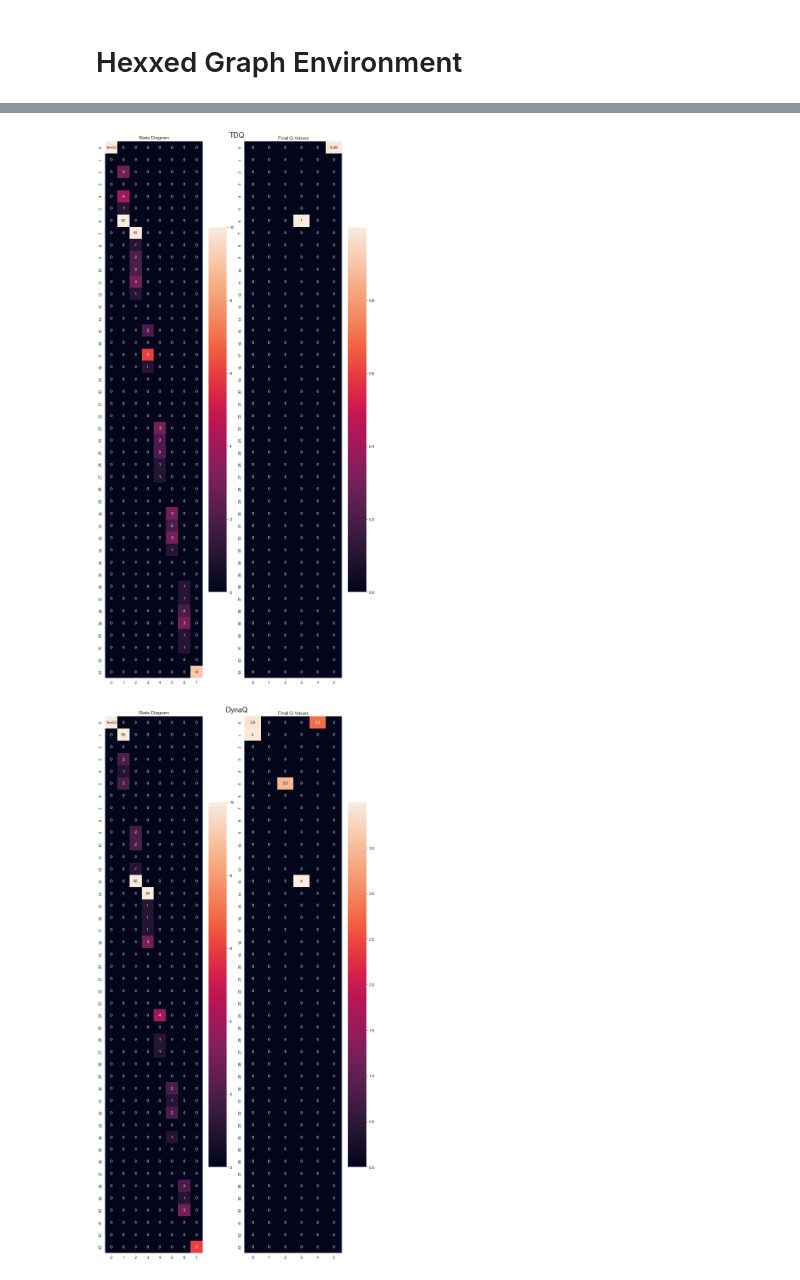
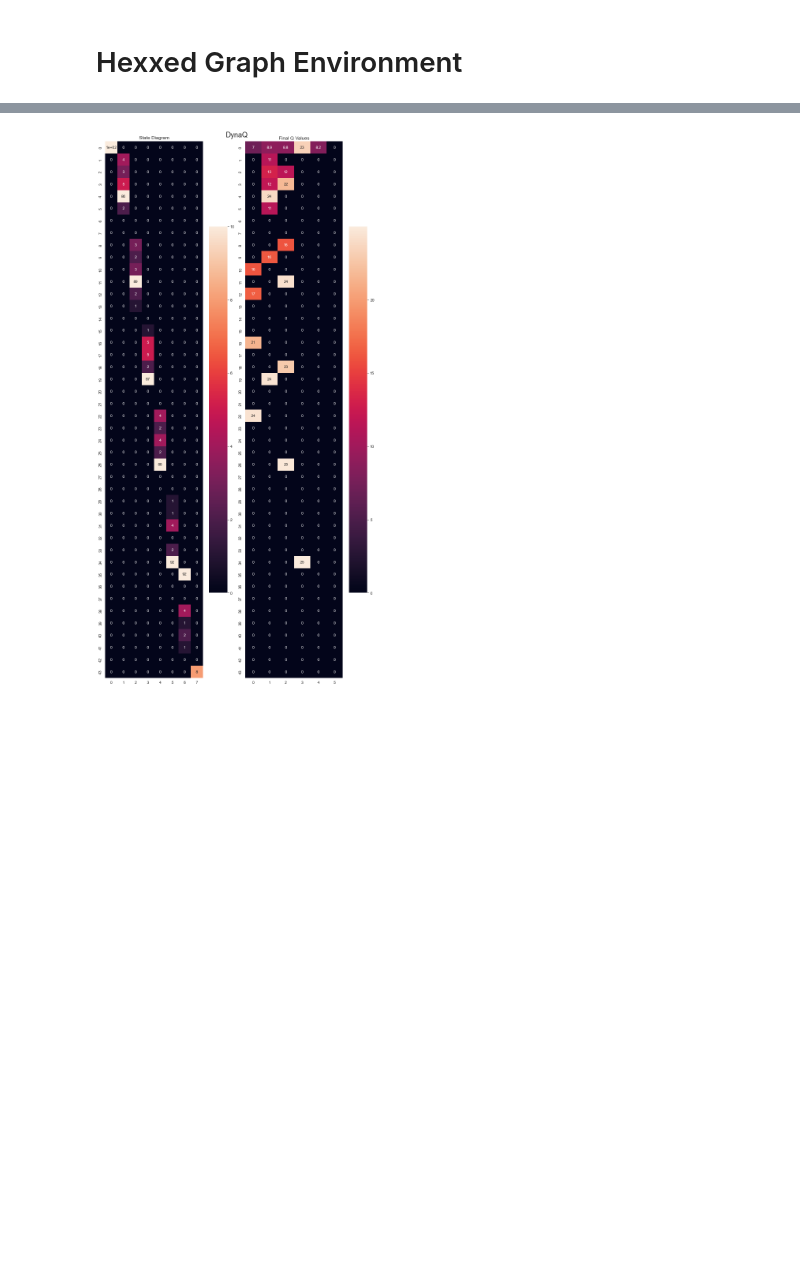
Before and after one commit to rjaa2020/hexxed-neuro-nav, a Jupyter notebook: notebooks/hexxed_graph.ipynb, the cells around one changed output, grey strips where cells are left out. Drawn from its saved outputs; the diff is of its cells as text; code cells hidden in the pictures; blank space fills up the shorter version.

```diff
--- a/notebooks/hexxed_graph.ipynb
+++ b/notebooks/hexxed_graph.ipynb
@@ -45,19 +47,20 @@ TITLESIZE = 28
 AXISSIZE = 20
 NUM_EPS = 100
 MAX_STEPS = 8
-VERSION = 2
+VERSION = 1
+SAVE_FIG = False
 
 env = GraphEnv(GraphTemplate.hexxed,
                obs_type=GraphObservation.index)
 obs = env.reset()
-# fig, axs = plt.subplots(nrows=NUM_EPS,
-# 						ncols=2,
-# 						sharey=True,
-# 						figsize=(2 * NUM_EPS, 10 * NUM_EPS))
 
-agents = {"TDQ"  : TDQ(env.state_size, env.action_space.n),
-		  "DynaQ": DynaQ(env.state_size, env.action_space.n),
-          "SARSA": SARSA(env.state_size, env.action_space.n)}
+agents = {
+	# "TDQ": TDQ(env.state_size, env.action_space.n, epsilon=0.5),
+	"DynaQ": DynaQ(env.state_size, env.action_space.n, epsilon=0.2),
+	# "SARSA": SARSA(env.state_size, env.action_space.n)
+}
+
+learning_curves = defaultdict(list)
 
 for agent_name in agents.keys():
 
@@ -65,37 +68,18 @@ for agent_name in agents.keys():
 	state_diagram = np.zeros((env.state_size, MAX_STEPS))
 
 	for i in range(NUM_EPS):
-		print(f"{agent_name} Episode {i}")
+		print(f"{agent_name} Episode {i} ==> {float(i) / NUM_EPS:.02%} complete")
 		agent, steps, ep_return, moves = run_episode(env=env,
-													 agent=agent,
-													 max_steps=MAX_STEPS,
-													 return_moves=True)
+		                                             agent=agent,
+		                                             max_steps=MAX_STEPS,
+		                                             return_moves=True)
 
 		moves_arr = (np.eye(env.state_size)[moves].T)
 
 		moves_h, moves_w = moves_arr.shape
 		state_diagram[: moves_h, : moves_w] += moves_arr
 
-	# Actions plot
-	# axs[i, 0].set_title(f"episode {i + 1}. reward={ep_return}, {moves=}", fontsize=TITLESIZE)
-	# axs[i, 0].set_xlabel("Time", fontsize=AXISSIZE)
-	# axs[i, 0].set_ylabel("Next Node", fontsize=AXISSIZE)
-	# sns.heatmap(np.eye(env.state_size)[moves].T,
-	# 			ax=axs[i, 0],
-	# 			cbar=False)
-
-	# Q-values plot
-	# axs[i, 1].set_title("Q-values", fontsize=TITLESIZE)
-	# axs[i, 1].set_xlabel("Action Choice (Out-Edge Number)", fontsize=AXISSIZE)
-	# axs[i, 1].set_ylabel("Current Node", fontsize=AXISSIZE)
-	# sns.heatmap(agent.Q.T,
-	# 			annot=True,
-	# 			ax=axs[i, 1],
-	# 			cbar=True)
-
-# plt.tight_layout()
-# plt.show()
-
+		learning_curves[agent_name].append(ep_return)
 
 	fig, axs = plt.subplots(ncols=2, figsize=(10, 20))
 
@@ -105,8 +89,8 @@ for agent_name in agents.keys():
 	axs[0].set_xlabel("Time")
 	axs[0].set_ylabel("Next Node")
 	sns.heatmap(state_diagram,
-				ax=axs[0], vmax=NUM_EPS // 10,
-				annot=True)
+	            ax=axs[0], vmax=NUM_EPS // 10,
+	            annot=True)
 
 	axs[1].set_title(f"Final Q Values")
 	axs[1].set_xlabel("Action")
@@ -114,5 +98,6 @@ for agent_name in agents.keys():
 	sns.heatmap(agent.Q.T, ax=axs[1], annot=True)
 
 	fig.tight_layout()
-	plt.savefig(f"figures/{agent_name}_{NUM_EPS}_v{VERSION}.png", dpi=300)
+	if SAVE_FIG:
+		plt.savefig(f"figures/{agent_name}_{NUM_EPS}_v{VERSION}.png", dpi=300)
 # %% [output]
@@ -136,2 +121 @@ SARSA Episode 99
-[figure, old version]
+[figure, new version]
-[figure, removed]
```
Also changed, not shown: parts of 4 cells of this notebook, 7 other files.
